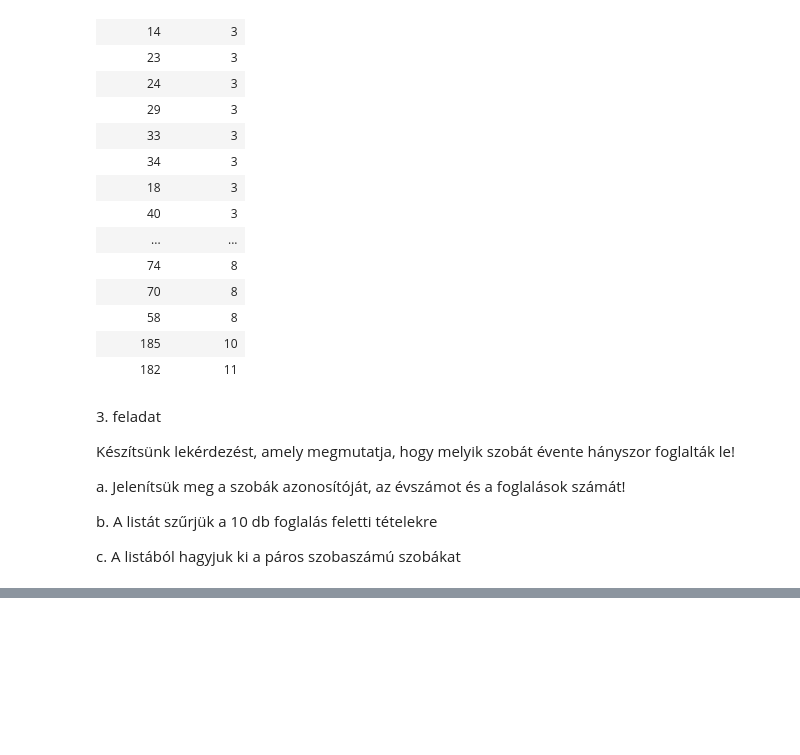
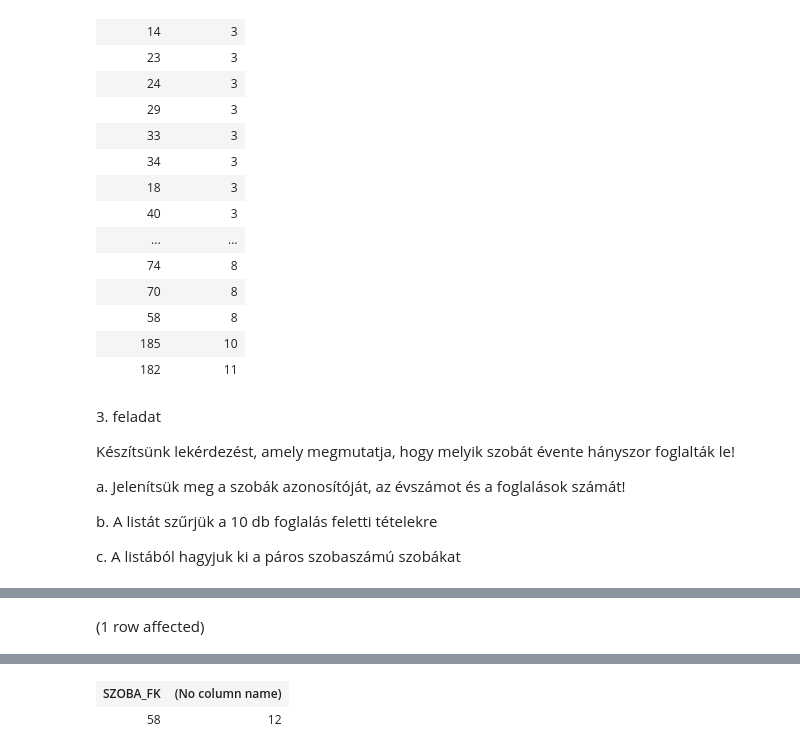
Before and after one commit to zsofikozma/adatbazisok, a Jupyter notebook: zh1.ipynb, the cells around one changed output, grey strips where cells are left out. Saved outputs shown, nothing was run; the diff lists cells and outputs as text; code cells hidden in the pictures; blank space fills up the shorter version.

```diff
--- a/zh1.ipynb
+++ b/zh1.ipynb
@@ -84,0 +63,18 @@ Total execution time: 00:00:00.009
+# %%
+SELECT SZOBA_FK,
+       COUNT(SZOBA_FK)
+FROM Foglalas
+WHERE YEAR(METTOL) = 2016
+GROUP BY SZOBA_FK
+HAVING COUNT(SZOBA_FK) > 10
+
+UNION
+
+SELECT SZOBA_FK,
+       COUNT(SZOBA_FK)
+FROM Foglalas
+WHERE YEAR(METTOL) = 2017
+GROUP BY SZOBA_FK
+HAVING COUNT(SZOBA_FK) > 10
+# %% [output]
+(1 row affected)
@@ -84,0 +82,2 @@ Total execution time: 00:00:00.009
+| SZOBA_FK | (No column name) |
+| 58 | 12 |
```
Also changed, not shown: parts of 2 cells of this notebook.
